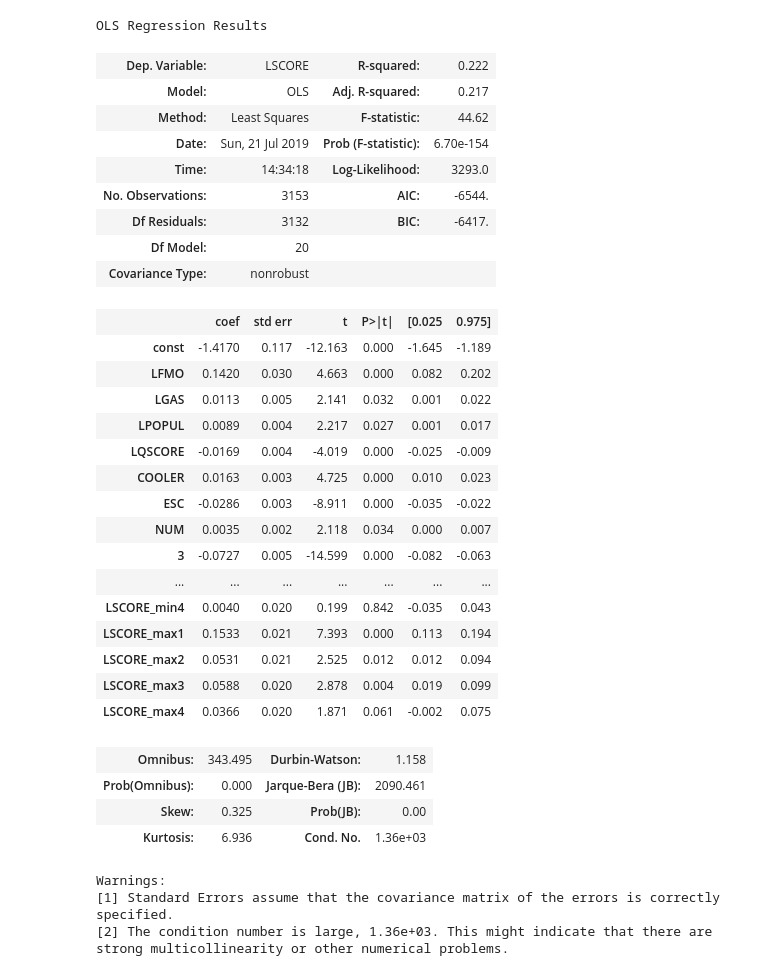
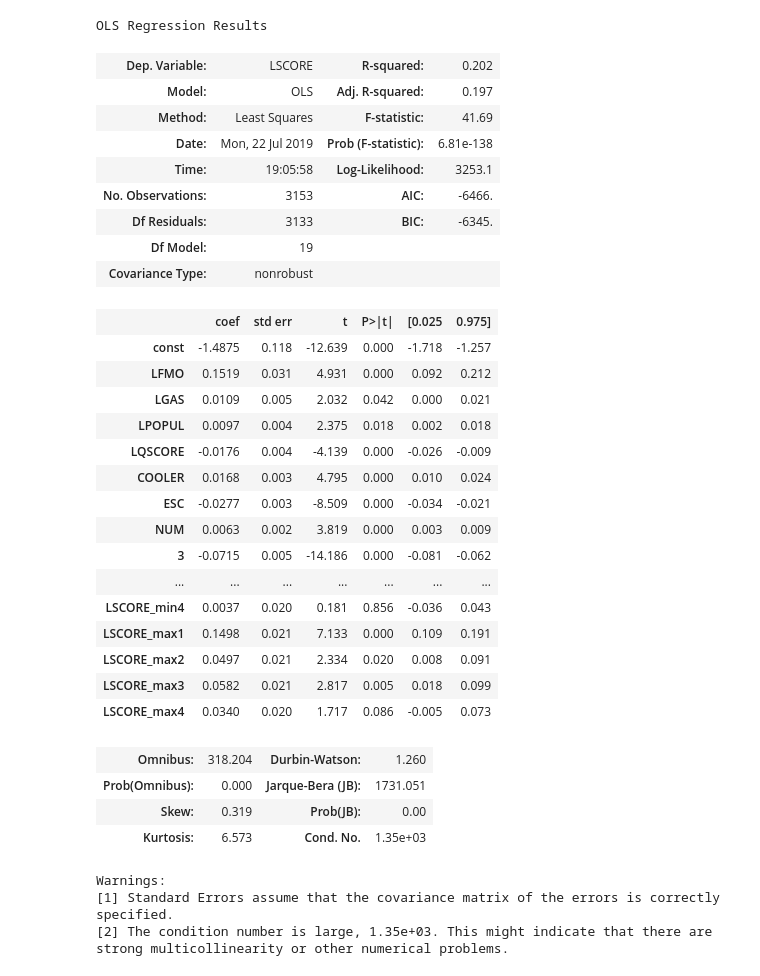
Before and after one commit to ericschulman/tx_milk_2yp, a Jupyter notebook: data_clean.ipynb, the cells around one changed output. Drawn from its saved outputs; the diff is of its cells as text; code cells hidden in the pictures.

```diff
--- a/data_clean.ipynb
+++ b/data_clean.ipynb
@@ -199,41 +202,41 @@ Warnings:
 #2 lines incumbency
 # %%
 #previous prices 1 day
-sm.OLS(reg1['LSCORE'], sm.add_constant(reg1[covariates + ['INC'] + limitedlag]) ).fit().summary()
+sm.OLS(reg1['LSCORE'], sm.add_constant(reg1[covariates + limitedlag]) ).fit().summary()
 # %% [output]
 OLS Regression Results
-| Dep. Variable: | LSCORE | R-squared: | 0.222 |
-| Model: | OLS | Adj. R-squared: | 0.217 |
-| Method: | Least Squares | F-statistic: | 44.62 |
-| Date: | Sun, 21 Jul 2019 | Prob (F-statistic): | 6.70e-154 |
-| Time: | 14:34:18 | Log-Likelihood: | 3293.0 |
-| No. Observations: | 3153 | AIC: | -6544. |
-| Df Residuals: | 3132 | BIC: | -6417. |
-| Df Model: | 20 |  |  |
+| Dep. Variable: | LSCORE | R-squared: | 0.202 |
+| Model: | OLS | Adj. R-squared: | 0.197 |
+| Method: | Least Squares | F-statistic: | 41.69 |
+| Date: | Mon, 22 Jul 2019 | Prob (F-statistic): | 6.81e-138 |
+| Time: | 19:05:58 | Log-Likelihood: | 3253.1 |
+| No. Observations: | 3153 | AIC: | -6466. |
+| Df Residuals: | 3133 | BIC: | -6345. |
+| Df Model: | 19 |  |  |
 | Covariance Type: | nonrobust |  |  |
 |  | coef | std err | t | P>|t| | [0.025 | 0.975] |
-| const | -1.4170 | 0.117 | -12.163 | 0.000 | -1.645 | -1.189 |
-| LFMO | 0.1420 | 0.030 | 4.663 | 0.000 | 0.082 | 0.202 |
-| LGAS | 0.0113 | 0.005 | 2.141 | 0.032 | 0.001 | 0.022 |
-| LPOPUL | 0.0089 | 0.004 | 2.217 | 0.027 | 0.001 | 0.017 |
-| LQSCORE | -0.0169 | 0.004 | -4.019 | 0.000 | -0.025 | -0.009 |
-| COOLER | 0.0163 | 0.003 | 4.725 | 0.000 | 0.010 | 0.023 |
-| ESC | -0.0286 | 0.003 | -8.911 | 0.000 | -0.035 | -0.022 |
-| NUM | 0.0035 | 0.002 | 2.118 | 0.034 | 0.000 | 0.007 |
-| 3 | -0.0727 | 0.005 | -14.599 | 0.000 | -0.082 | -0.063 |
+| const | -1.4875 | 0.118 | -12.639 | 0.000 | -1.718 | -1.257 |
+| LFMO | 0.1519 | 0.031 | 4.931 | 0.000 | 0.092 | 0.212 |
+| LGAS | 0.0109 | 0.005 | 2.032 | 0.042 | 0.000 | 0.021 |
+| LPOPUL | 0.0097 | 0.004 | 2.375 | 0.018 | 0.002 | 0.018 |
+| LQSCORE | -0.0176 | 0.004 | -4.139 | 0.000 | -0.026 | -0.009 |
+| COOLER | 0.0168 | 0.003 | 4.795 | 0.000 | 0.010 | 0.024 |
+| ESC | -0.0277 | 0.003 | -8.509 | 0.000 | -0.034 | -0.021 |
+| NUM | 0.0063 | 0.002 | 3.819 | 0.000 | 0.003 | 0.009 |
+| 3 | -0.0715 | 0.005 | -14.186 | 0.000 | -0.081 | -0.062 |
 | ... | ... | ... | ... | ... | ... | ... |
-| LSCORE_min4 | 0.0040 | 0.020 | 0.199 | 0.842 | -0.035 | 0.043 |
-| LSCORE_max1 | 0.1533 | 0.021 | 7.393 | 0.000 | 0.113 | 0.194 |
-| LSCORE_max2 | 0.0531 | 0.021 | 2.525 | 0.012 | 0.012 | 0.094 |
-| LSCORE_max3 | 0.0588 | 0.020 | 2.878 | 0.004 | 0.019 | 0.099 |
-| LSCORE_max4 | 0.0366 | 0.020 | 1.871 | 0.061 | -0.002 | 0.075 |
+| LSCORE_min4 | 0.0037 | 0.020 | 0.181 | 0.856 | -0.036 | 0.043 |
+| LSCORE_max1 | 0.1498 | 0.021 | 7.133 | 0.000 | 0.109 | 0.191 |
+| LSCORE_max2 | 0.0497 | 0.021 | 2.334 | 0.020 | 0.008 | 0.091 |
+| LSCORE_max3 | 0.0582 | 0.021 | 2.817 | 0.005 | 0.018 | 0.099 |
+| LSCORE_max4 | 0.0340 | 0.020 | 1.717 | 0.086 | -0.005 | 0.073 |
-| Omnibus: | 343.495 | Durbin-Watson: | 1.158 |
-| Prob(Omnibus): | 0.000 | Jarque-Bera (JB): | 2090.461 |
-| Skew: | 0.325 | Prob(JB): | 0.00 |
-| Kurtosis: | 6.936 | Cond. No. | 1.36e+03 |
+| Omnibus: | 318.204 | Durbin-Watson: | 1.260 |
+| Prob(Omnibus): | 0.000 | Jarque-Bera (JB): | 1731.051 |
+| Skew: | 0.319 | Prob(JB): | 0.00 |
+| Kurtosis: | 6.573 | Cond. No. | 1.35e+03 |
 Warnings:
 [1] Standard Errors assume that the covariance matrix of the errors is correctly specified.
-[2] The condition number is large, 1.36e+03. This might indicate that there are
+[2] The condition number is large, 1.35e+03. This might indicate that there are
 strong multicollinearity or other numerical problems.
 # %%
 #prev prices with prev auction
```
Also changed, not shown: parts of 6 cells of this notebook, 1 other file.
